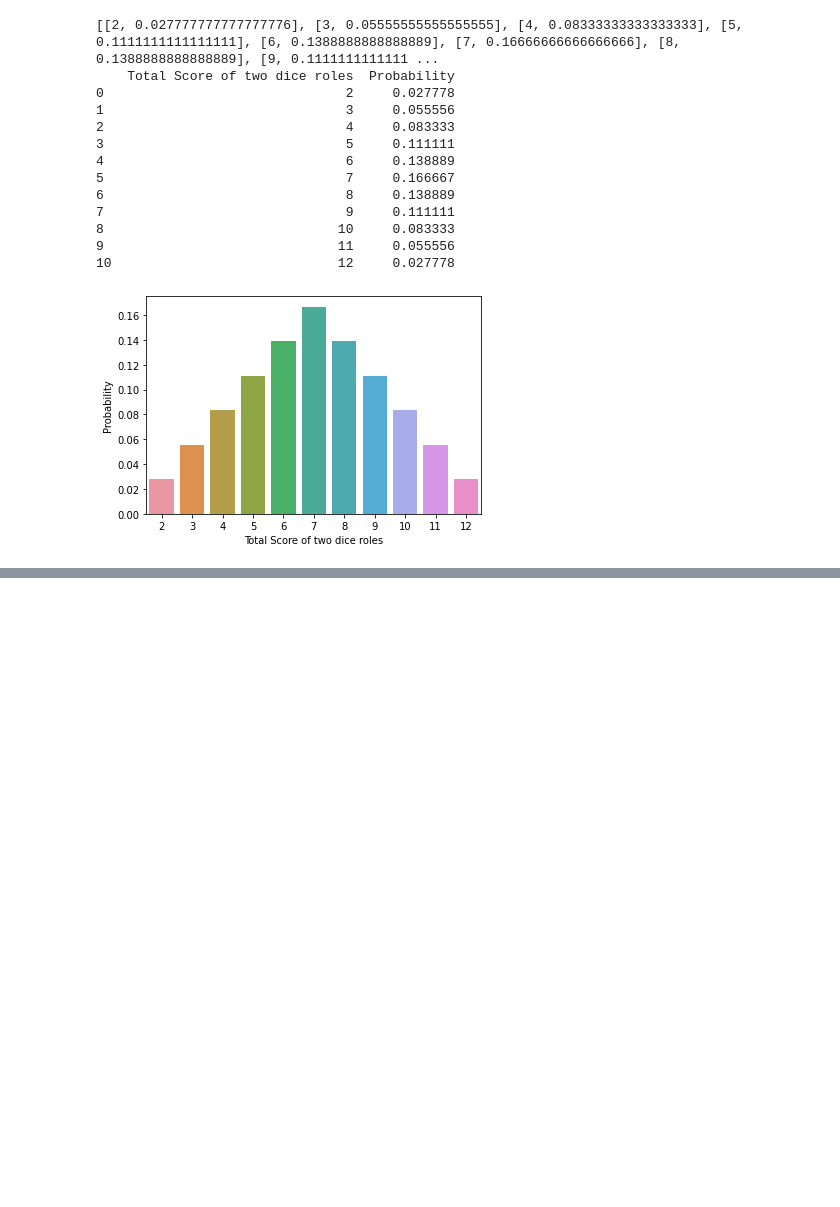
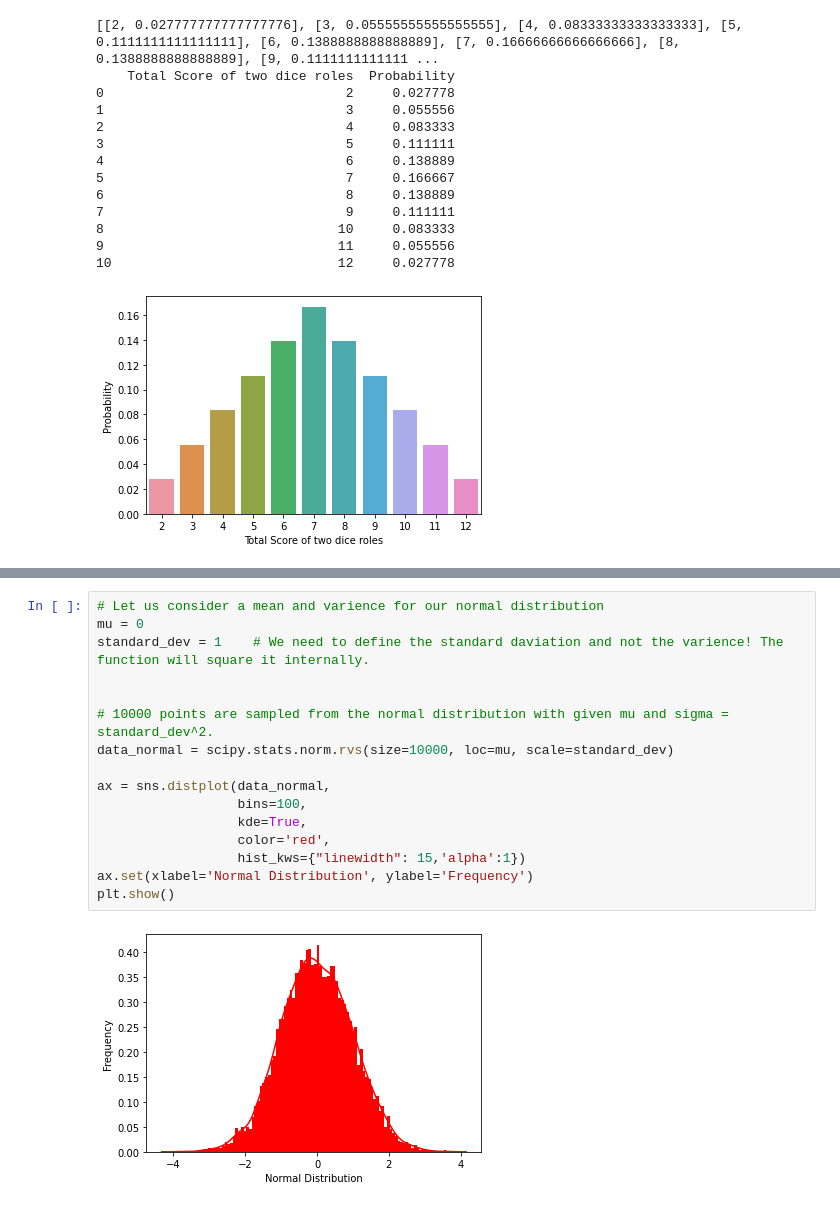
Before and after one commit to saurabhnirwan11/IIT_assignments, a Jupyter notebook: probability_assign_1.ipynb, the cells around one changed output, grey strips where cells are left out. Drawn from its saved outputs; the diff is of its cells as text; blank space fills up the shorter version.

```diff
--- a/probability_assign_1.ipynb
+++ b/probability_assign_1.ipynb
@@ -242,0 +256,18 @@ jjb
+# %%
+# Let us consider a mean and varience for our normal distribution
+mu = 0
+standard_dev = 1    # We need to define the standard daviation and not the varience! The function will square it internally.
+
+
+# 10000 points are sampled from the normal distribution with given mu and sigma = standard_dev^2.
+data_normal = scipy.stats.norm.rvs(size=10000, loc=mu, scale=standard_dev)
+
+ax = sns.distplot(data_normal,
+                  bins=100,
+                  kde=True,
+                  color='red',
+                  hist_kws={"linewidth": 15,'alpha':1})
+ax.set(xlabel='Normal Distribution', ylabel='Frequency')
+plt.show()
+# %% [output]
+[figure, added]
```
Also changed, not shown: parts of 12 cells of this notebook, 3 other files.
